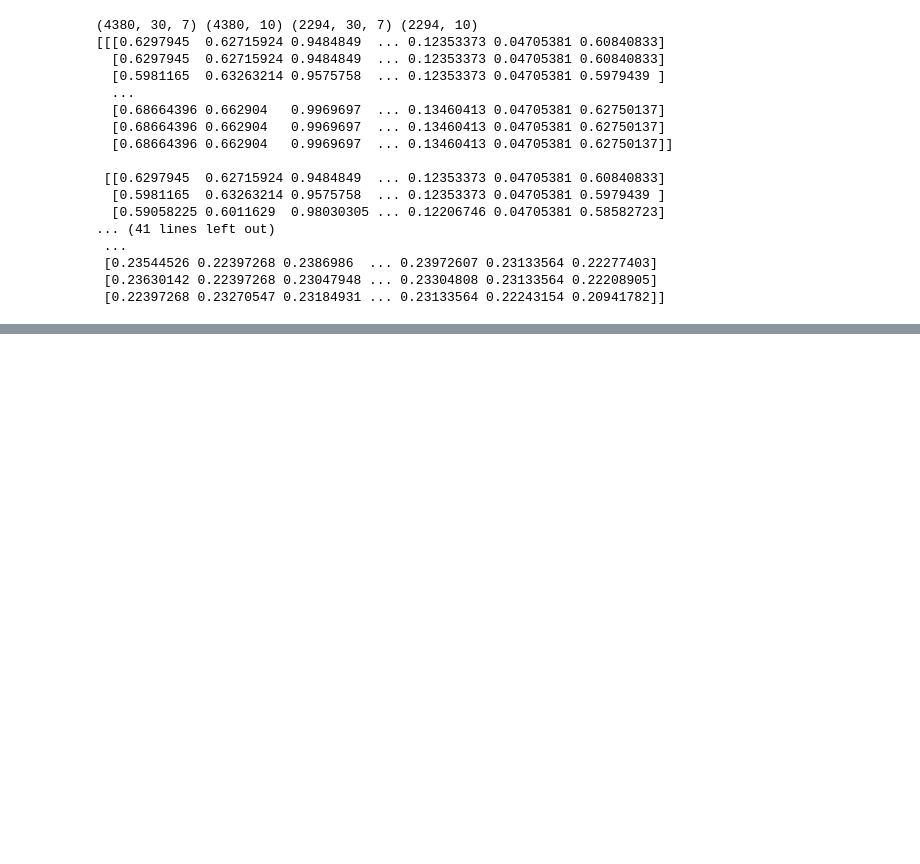
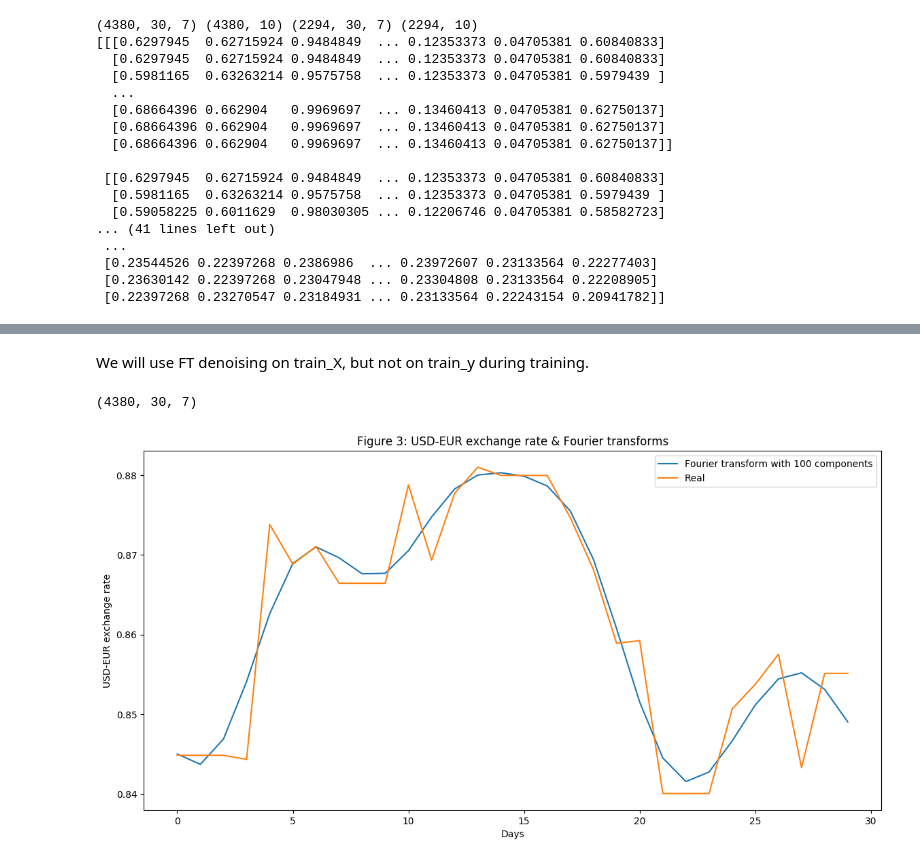
Before and after one commit to kevinddchen/ECE247, a Jupyter notebook: LSTM_for_exchange_rate.ipynb, the cells around one changed output, grey strips where cells are left out. Cells and saved outputs as stored; diff of their text form; code cells hidden in the pictures; blank space fills up the shorter version.

```diff
--- a/LSTM_for_exchange_rate.ipynb
+++ b/LSTM_for_exchange_rate.ipynb
@@ -471,0 +485,32 @@ MSE of Linear Regression: 4.076e-03
+# %% [markdown]
+We will use FT denoising on train_X, but not on train_y during training.
+# %%
+print(train_X.shape)
+
+trunc = 5
+
+train_X_denoised = np.zeros_like(train_X)
+
+for day in range(train_X.shape[0]):
+    for feat in range(train_X.shape[2]):
+        seq = train_X[day,:,feat]
+        seq_fft = np.fft.fft( seq )
+        seq_fft[trunc:-trunc]=0
+        denoised = np.fft.ifft(seq_fft)
+        #print('denoised is ' , denoised)
+        train_X_denoised[day,:,feat] = denoised
+        #print('train_X_denoised is ', train_X_denoised[day,:,feat])
+
+
+## plot exchange rate
+pyplot.figure(figsize=(14, 7), dpi=100)
+pyplot.plot( train_X_denoised[678,:,0], label='Fourier transform with {} components'.format(num_))
+pyplot.plot(  train_X[678,:,0]  ,  label='Real')
+pyplot.xlabel('Days')
+pyplot.ylabel('USD-EUR exchange rate')
+pyplot.title('Figure 3: USD-EUR exchange rate & Fourier transforms')
+pyplot.legend()
+pyplot.show()
+# %% [output]
+(4380, 30, 7)
+[figure, added]
```
Also changed, not shown: parts of 13 cells of this notebook, 2 other files.
